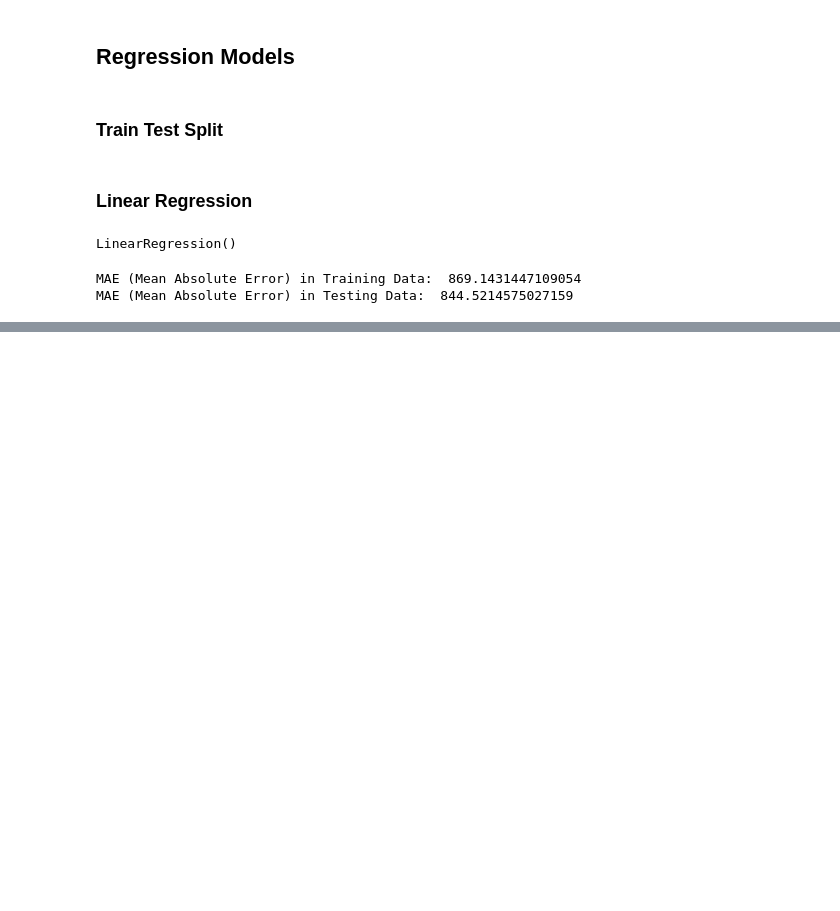
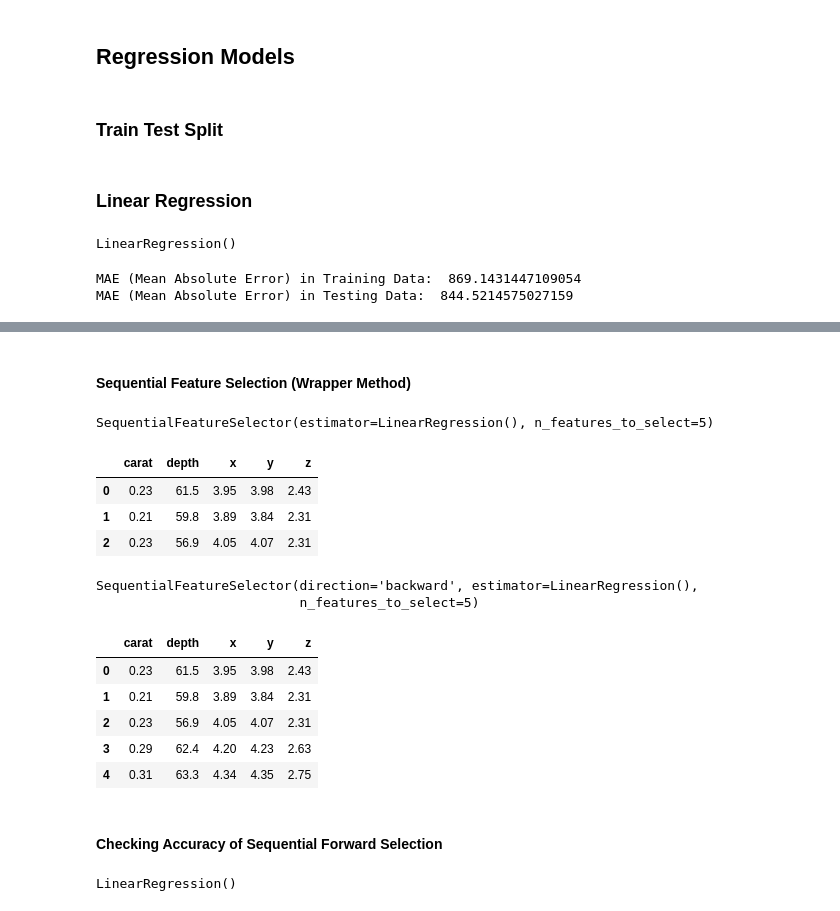
Before and after one commit to ShrDar/EDA-Classification-and-Regression-Models, a Jupyter notebook: notebooks/EDA_Classification_Regression.ipynb, the cells around one changed output, grey strips where cells are left out. Drawn from its saved outputs; the diff is of its cells as text; code cells hidden in the pictures; blank space fills up the shorter version.

Commit message:
Added: Completed Regression Models

```diff
--- a/notebooks/EDA_Classification_Regression.ipynb
+++ b/notebooks/EDA_Classification_Regression.ipynb
@@ -1203,0 +1352,2 @@ MAE (Mean Absolute Error) in Testing Data:  844.5214575027159
+# %% [markdown]
+#### Sequential Feature Selection (Wrapper Method)
@@ -1203,0 +1358,33 @@ MAE (Mean Absolute Error) in Testing Data:  844.5214575027159
+# %%
+sequential_featureSelector.fit(r_x, r_y)
+# %% [output]
+SequentialFeatureSelector(estimator=LinearRegression(), n_features_to_select=5)
+# %%
+sequential_conn = sequential_featureSelector.get_support()
+# %%
+r_x_selected_features_forward = r_x[r_x.columns[sequential_conn]]
+r_x_selected_features_forward.head(3)
+# %% [output]
+|  | carat | depth | x | y | z |
+| 0 | 0.23 | 61.5 | 3.95 | 3.98 | 2.43 |
+| 1 | 0.21 | 59.8 | 3.89 | 3.84 | 2.31 |
+| 2 | 0.23 | 56.9 | 4.05 | 4.07 | 2.31 |
+# %%
+sequential_featureSelector = SequentialFeatureSelector(Linear_Regression_Model_Tuned, n_features_to_select = 5, direction = 'backward')
+# %%
+sequential_featureSelector.fit(r_x, r_y)
+# %% [output]
+SequentialFeatureSelector(direction='backward', estimator=LinearRegression(),
+                          n_features_to_select=5)
+# %%
+r_x_selected_features_backward = r_x[r_x.columns[sequential_conn]]
+r_x_selected_features_backward.head()
+# %% [output]
+|  | carat | depth | x | y | z |
+| 0 | 0.23 | 61.5 | 3.95 | 3.98 | 2.43 |
+| 1 | 0.21 | 59.8 | 3.89 | 3.84 | 2.31 |
+| 2 | 0.23 | 56.9 | 4.05 | 4.07 | 2.31 |
+| 3 | 0.29 | 62.4 | 4.20 | 4.23 | 2.63 |
+| 4 | 0.31 | 63.3 | 4.34 | 4.35 | 2.75 |
+# %% [markdown]
+#### Checking Accuracy of Sequential Forward Selection
@@ -1203,0 +1395,4 @@ MAE (Mean Absolute Error) in Testing Data:  844.5214575027159
+# %%
+Linear_Regression_Model.fit(X_train, y_train)
+# %% [output]
+LinearRegression()
```
Also changed, not shown: parts of 77 cells of this notebook.
